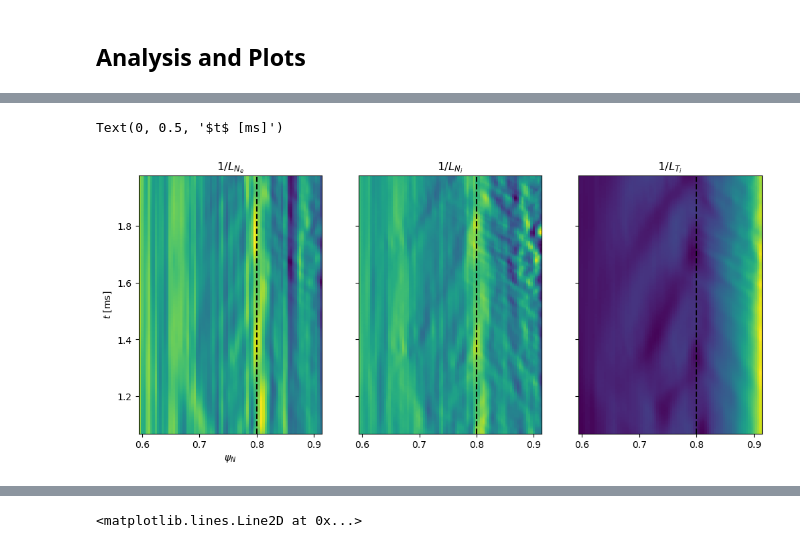
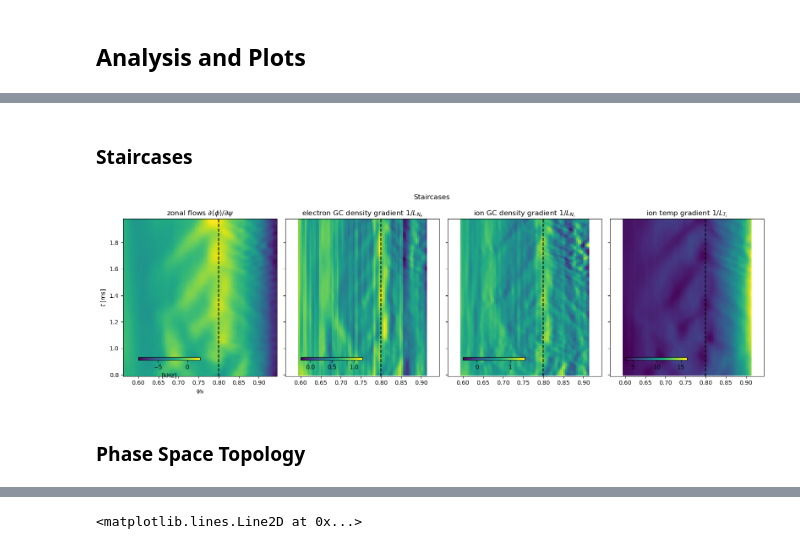
Before and after one commit to Maplenormandy/c1lgkt, a Jupyter notebook: bin/lco_analysis.ipynb, the cells around one changed output, grey strips where cells are left out. Saved outputs shown, nothing was run; the diff lists cells and outputs as text; code cells hidden in the pictures.

```diff
--- a/bin/lco_analysis.ipynb
+++ b/bin/lco_analysis.ipynb
@@ -73,6 +78,7 @@ with FileReader(oned_file) as s:
     e_gc_den = s.read('e_gc_density_df_1d', step_selection=[0, 500]).reshape((500,-1))
     i_gc_den = s.read('i_gc_density_df_1d', step_selection=[0, 500]).reshape((500,-1))
     i_T_perp = s.read('i_perp_temperature_df_1d', step_selection=[0, 500]).reshape((500,-1))
+    i_en_flux = s.read('i_radial_en_flux_df_1d', step_selection=[0, 500]).reshape((500,-1))
 
     psi_mks = s.read('psi_mks')
 # %% [markdown]
@@ -123,35 +147,54 @@ plt.tight_layout()
+# %% [markdown]
+### Staircases
 # %%
 # %% Plot profiles in space-time
 
-fig, axs = plt.subplots(1, 3, sharex='all', sharey='all', figsize=(12,5))
-tind0 = 270
+fig, axs = plt.subplots(1, 4, sharex='all', sharey='all', figsize=(16,5))
+tind0 = 200
 surf0 = 150
 surf1 = 230
 
 # Set up colorbar
 tw_repeated = mpl.cm.twilight(np.mod(np.linspace(0, 12, 256),1))
 twr_cmap = mpl.colors.LinearSegmentedColormap.from_list('twilight_repeated', tw_repeated, N=256)
 
 e_gc_lne = -np.gradient(np.log(e_gc_den), axis=1) / np.gradient(psi_mks)
 i_gc_lne = -np.gradient(np.log(i_gc_den), axis=1) / np.gradient(psi_mks)
 i_T_perp_lne = -np.gradient(np.log(i_T_perp), axis=1) / np.gradient(psi_mks)
 
-axs[0].pcolormesh(psi_mks[surf0:surf1]/eq.psix, t[tind0:]*1e3, e_gc_lne[tind0:,surf0:surf1])
-axs[0].set_title(R'$1/L_{N_e}$')
+pc = axs[0].pcolormesh(zpot_psi[160:-30]/eq.psix, t[tind0-1:]*1e3, -zfield[tind0:,160:-30]*1e-3)
+axs[0].set_title(R'zonal flows $\partial \langle\phi\rangle / \partial \psi$')
+cax = axs[0].inset_axes([0.1, 0.1, 0.4, 0.02])
+plt.colorbar(pc, cax=cax, orientation='horizontal', label='[kHz]')
 
-axs[1].pcolormesh(psi_mks[surf0:surf1]/eq.psix, t[tind0:]*1e3, i_gc_lne[tind0:,surf0:surf1])
-axs[1].set_title(R'$1/L_{N_i}$')
+pc = axs[1].pcolormesh(psi_mks[surf0:surf1]/eq.psix, t[tind0:]*1e3, e_gc_lne[tind0:,surf0:surf1])
+axs[1].set_title(R'electron GC density gradient $1/L_{N_e}$')
+cax = axs[1].inset_axes([0.1, 0.1, 0.4, 0.02])
+plt.colorbar(pc, cax=cax, orientation='horizontal')
 
-axs[2].pcolormesh(psi_mks[surf0:surf1]/eq.psix, t[tind0:]*1e3, i_T_perp_lne[tind0:,surf0:surf1])
-axs[2].set_title(R'$1/L_{T_i}$')
+pc = axs[2].pcolormesh(psi_mks[surf0:surf1]/eq.psix, t[tind0:]*1e3, i_gc_lne[tind0:,surf0:surf1])
+axs[2].set_title(R'ion GC density gradient $1/L_{N_i}$')
+cax = axs[2].inset_axes([0.1, 0.1, 0.4, 0.02])
+plt.colorbar(pc, cax=cax, orientation='horizontal')
+
+pc = axs[3].pcolormesh(psi_mks[surf0:surf1]/eq.psix, t[tind0:]*1e3, i_T_perp_lne[tind0:,surf0:surf1])
+axs[3].set_title(R'ion temp gradient $1/L_{T_i}$')
+cax = axs[3].inset_axes([0.1, 0.1, 0.4, 0.02])
+plt.colorbar(pc, cax=cax, orientation='horizontal')
 
 
 axs[0].axvline(geom.psi_surf[200]/eq.psix, color='k', linestyle='--')
 axs[1].axvline(geom.psi_surf[200]/eq.psix, color='k', linestyle='--')
 axs[2].axvline(geom.psi_surf[200]/eq.psix, color='k', linestyle='--')
+axs[3].axvline(geom.psi_surf[200]/eq.psix, color='k', linestyle='--')
 
 axs[0].set_xlabel(R'$\psi_N$')
 axs[0].set_ylabel(R'$t$ [ms]')
+
+plt.suptitle('Staircases')
+
+plt.tight_layout()
 # %% [output]
-Text(0, 0.5, '$t$ [ms]')
-[figure, old version]
+[figure, new version]
+# %% [markdown]
+### Phase Space Topology
```
Also changed, not shown: parts of 9 cells of this notebook, 1 other file.
